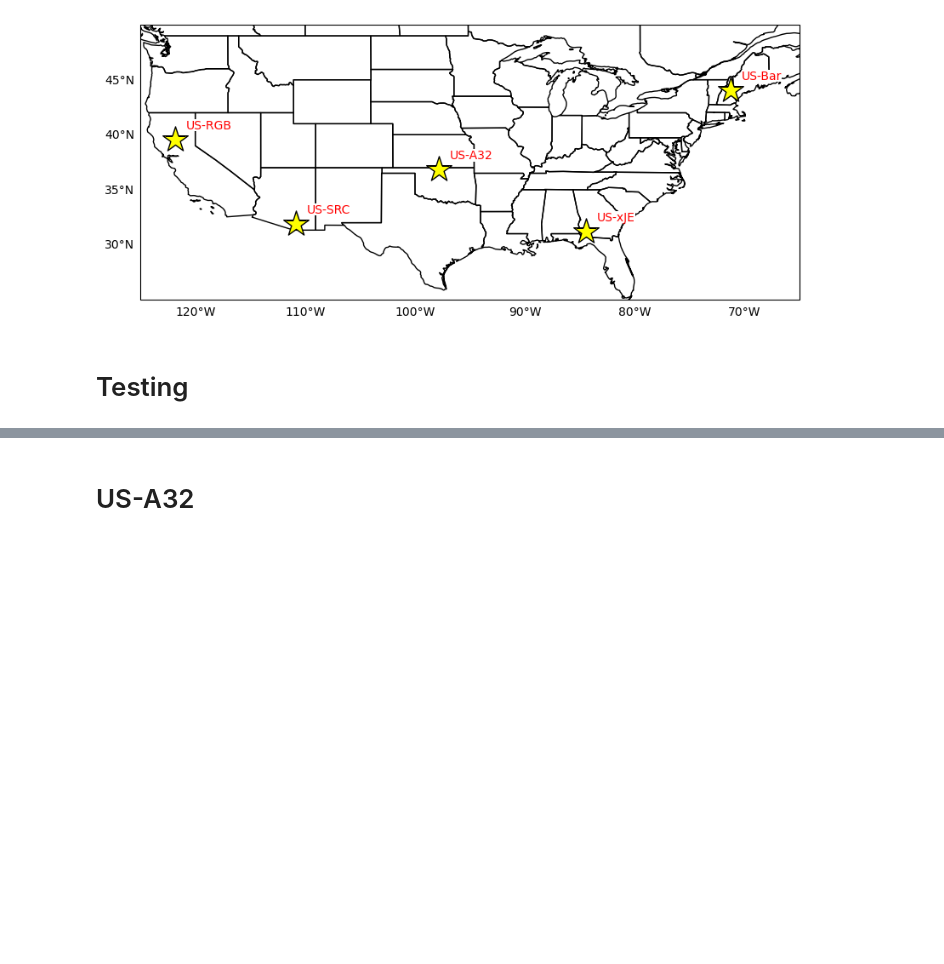
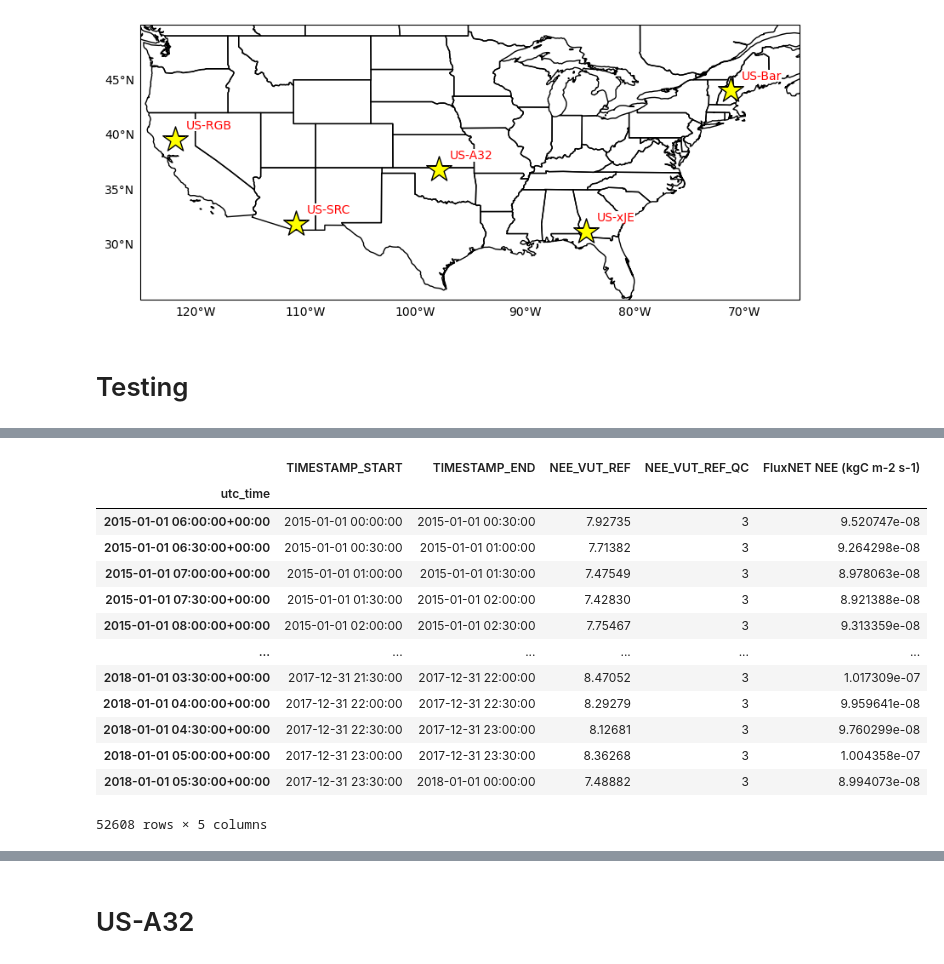
Before and after one commit to hannahzafar/FLUXNET-Model-comparison, a Jupyter notebook: test-files/comparison_HH.ipynb, the cells around one changed output, grey strips where cells are left out. Drawn from its saved outputs; the diff is of its cells as text; code cells hidden in the pictures; blank space fills up the shorter version.

```diff
--- a/test-files/comparison_HH.ipynb
+++ b/test-files/comparison_HH.ipynb
@@ -231,26 +229,41 @@ micasa_ds
 # %%
 # Test of QC
 site_lat = sites_meta.loc[sites_meta['Site ID'] == site_ID, 'Latitude (degrees)'].values
 site_lon = sites_meta.loc[sites_meta['Site ID'] == site_ID, 'Longitude (degrees)'].values
 
 filepath = 'ameriflux-data/'
 sel_file = get_single_match(filepath + 'AMF_' + site_ID + '_FLUXNET_SUBSET_*/AMF_' + site_ID + '_FLUXNET_SUBSET_' + timedelta + '_*.csv')
 
 fluxnet_sel = pd.read_csv(sel_file)
 
 # select subset of columns + convert to datetime objects
 fluxnet_sel_simple = fluxnet_sel.loc[:,['TIMESTAMP_START','TIMESTAMP_END', 'NEE_VUT_REF','NEE_VUT_REF_QC']].copy()
 fluxnet_sel_simple['TIMESTAMP_START'] = pd.to_datetime(fluxnet_sel_simple ['TIMESTAMP_START'],format='%Y%m%d%H%M')
 fluxnet_sel_simple['TIMESTAMP_END'] = pd.to_datetime(fluxnet_sel_simple ['TIMESTAMP_END'],format='%Y%m%d%H%M')
 
 # Convert time zone (Fluxnet reported in local standard time)
 fluxnet_sel_simple = local_std_to_utc_std(fluxnet_sel_simple,'TIMESTAMP_START',site_lat, site_lon)
 fluxnet_sel_simple = fluxnet_sel_simple.set_index('utc_time')
 
 # Convert units
 # FluxNet NEE_VUT_REF (umolCO2 m-2 s-1) to MiCASA (kgC m-2 s-1)
-fluxnet_sel_final = fluxnet_sel_simple.copy()
-fluxnet_sel_final['NEE_VUT_REF'] = fluxnet_sel_simple['NEE_VUT_REF']*1e-6*12.01*1e-3
-fluxnet_sel_final.name = 'FluxNET NEE (kgC m-2 s-1)'
+fluxnet_sel_simple = fluxnet_sel_simple.copy()
+fluxnet_sel_simple['FluxNET NEE (kgC m-2 s-1)'] = fluxnet_sel_simple['NEE_VUT_REF']*1e-6*12.01*1e-3
+fluxnet_sel_simple
+# %% [output]
+|  | TIMESTAMP_START | TIMESTAMP_END | NEE_VUT_REF | NEE_VUT_REF_QC | FluxNET NEE (kgC m-2 s-1) |
+| utc_time |  |  |  |  |  |
+| 2015-01-01 06:00:00+00:00 | 2015-01-01 00:00:00 | 2015-01-01 00:30:00 | 7.92735 | 3 | 9.520747e-08 |
+| 2015-01-01 06:30:00+00:00 | 2015-01-01 00:30:00 | 2015-01-01 01:00:00 | 7.71382 | 3 | 9.264298e-08 |
+| 2015-01-01 07:00:00+00:00 | 2015-01-01 01:00:00 | 2015-01-01 01:30:00 | 7.47549 | 3 | 8.978063e-08 |
+| 2015-01-01 07:30:00+00:00 | 2015-01-01 01:30:00 | 2015-01-01 02:00:00 | 7.42830 | 3 | 8.921388e-08 |
+| 2015-01-01 08:00:00+00:00 | 2015-01-01 02:00:00 | 2015-01-01 02:30:00 | 7.75467 | 3 | 9.313359e-08 |
+| ... | ... | ... | ... | ... | ... |
+| 2018-01-01 03:30:00+00:00 | 2017-12-31 21:30:00 | 2017-12-31 22:00:00 | 8.47052 | 3 | 1.017309e-07 |
+| 2018-01-01 04:00:00+00:00 | 2017-12-31 22:00:00 | 2017-12-31 22:30:00 | 8.29279 | 3 | 9.959641e-08 |
+| 2018-01-01 04:30:00+00:00 | 2017-12-31 22:30:00 | 2017-12-31 23:00:00 | 8.12681 | 3 | 9.760299e-08 |
+| 2018-01-01 05:00:00+00:00 | 2017-12-31 23:00:00 | 2017-12-31 23:30:00 | 8.36268 | 3 | 1.004358e-07 |
+| 2018-01-01 05:30:00+00:00 | 2017-12-31 23:30:00 | 2018-01-01 00:00:00 | 7.48882 | 3 | 8.994073e-08 |
+52608 rows × 5 columns
 # %%
 # Quality flag for NEE_VUT_REF: 0 = measured; 1 = good quality gapfill; 2 = medium; 3 = poor
```
Also changed, not shown: parts of 17 cells of this notebook, 1 other file.
